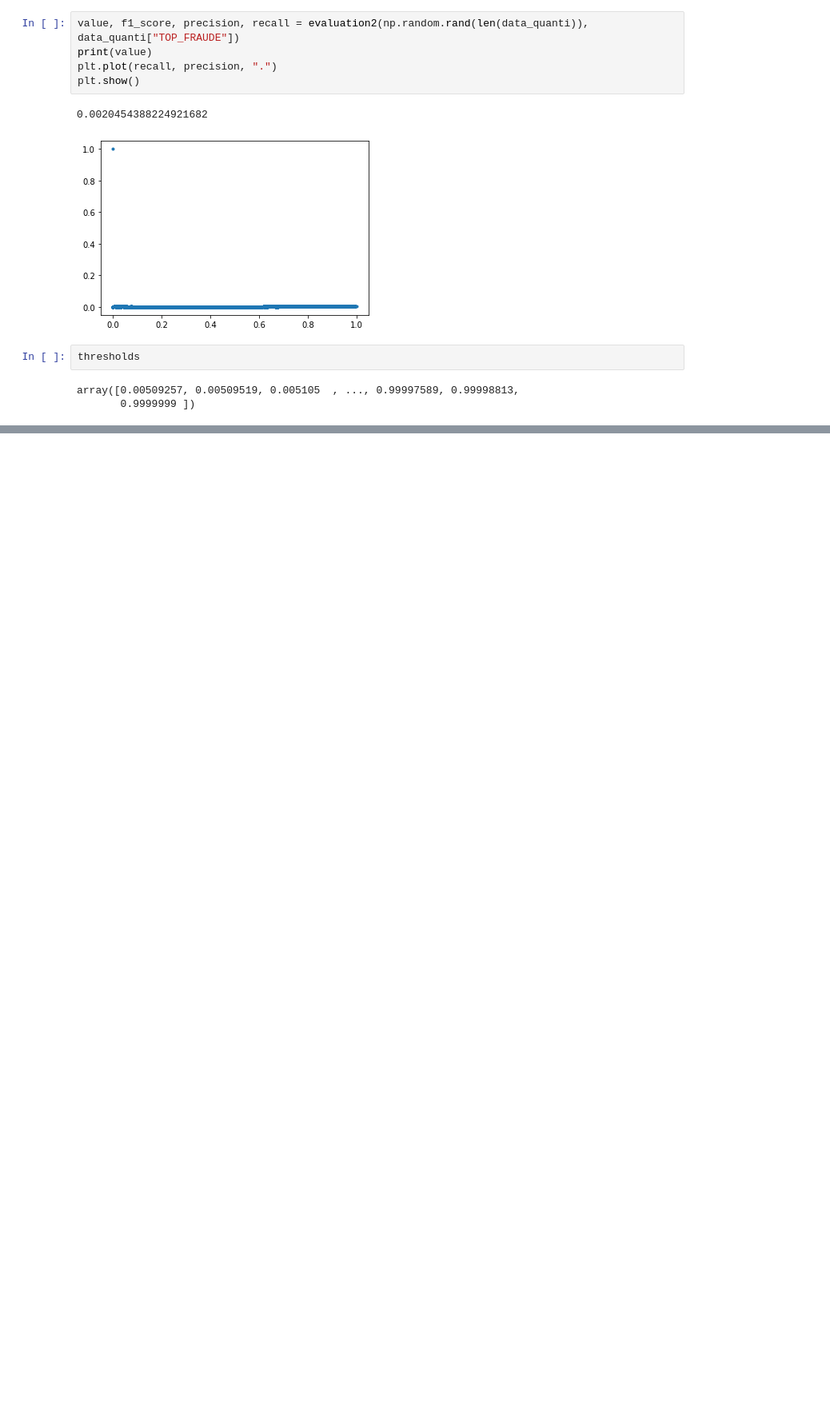
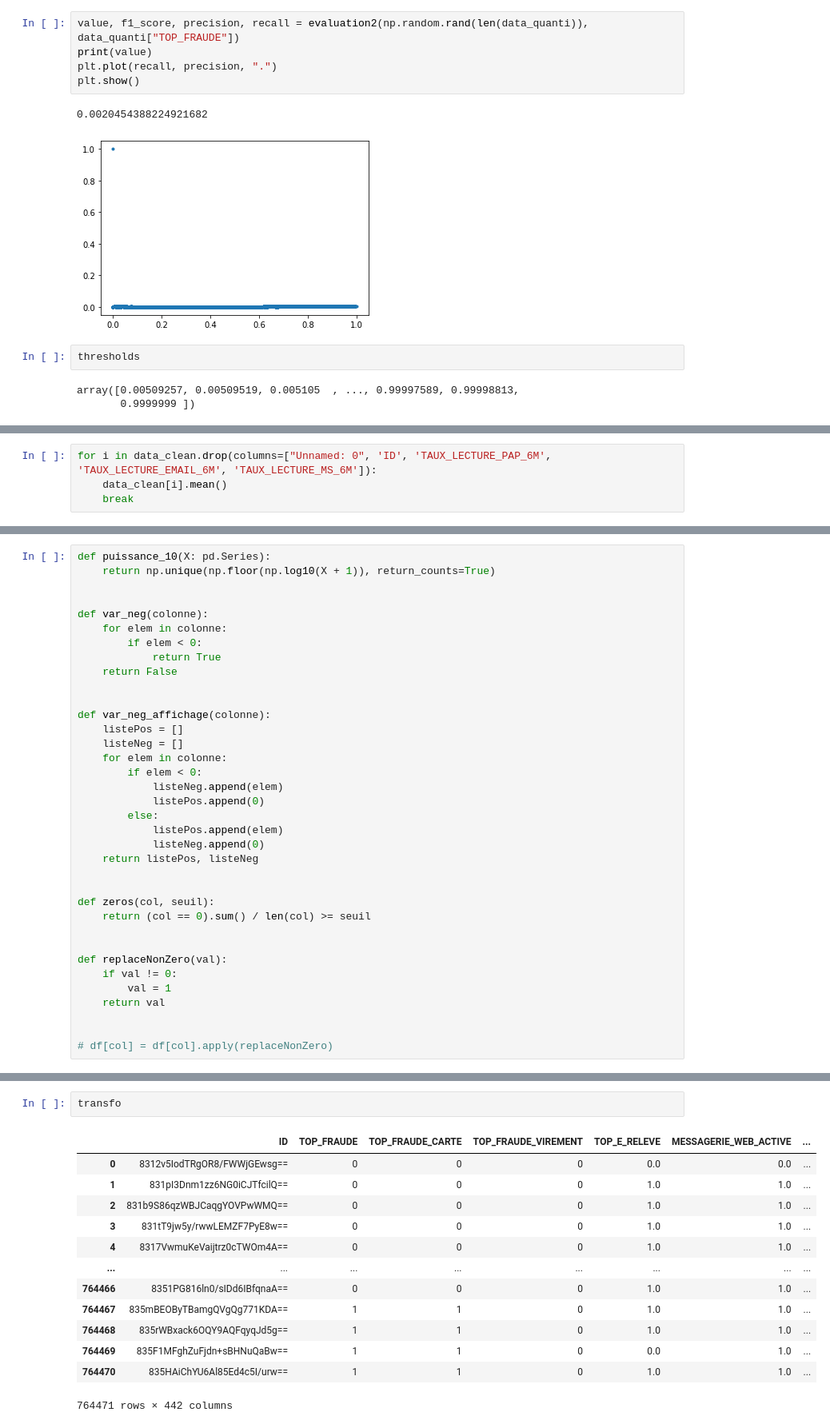
Before and after one commit to TheoVedis/ProjectInterPromo, a Jupyter notebook: dev/modelisation/code/theo/test.ipynb, the cells around one changed output, grey strips where cells are left out. Shown at 80% size. Cells and saved outputs as stored; diff of their text form; blank space fills up the shorter version.

Commit message:
transfo function

```diff
--- a/dev/modelisation/code/theo/test.ipynb
+++ b/dev/modelisation/code/theo/test.ipynb
@@ -191,0 +325,4 @@ array([0.00509257, 0.00509519, 0.005105  , ..., 0.99997589, 0.99998813,
+# %%
+for i in data_clean.drop(columns=["Unnamed: 0", 'ID', 'TAUX_LECTURE_PAP_6M', 'TAUX_LECTURE_EMAIL_6M', 'TAUX_LECTURE_MS_6M']):
+    data_clean[i].mean()
+    break
@@ -191,0 +394,36 @@ array([0.00509257, 0.00509519, 0.005105  , ..., 0.99997589, 0.99998813,
+# %%
+def puissance_10(X: pd.Series):
+    return np.unique(np.floor(np.log10(X + 1)), return_counts=True)
+
+
+def var_neg(colonne):
+    for elem in colonne:
+        if elem < 0:
+            return True
+    return False
+
+
+def var_neg_affichage(colonne):
+    listePos = []
+    listeNeg = []
+    for elem in colonne:
+        if elem < 0:
+            listeNeg.append(elem)
+            listePos.append(0)
+        else:
+            listePos.append(elem)
+            listeNeg.append(0)
+    return listePos, listeNeg
+
+
+def zeros(col, seuil):
+    return (col == 0).sum() / len(col) >= seuil
+
+
+def replaceNonZero(val):
+    if val != 0:
+        val = 1
+    return val
+
+
+# df[col] = df[col].apply(replaceNonZero)
@@ -191,0 +484,16 @@ array([0.00509257, 0.00509519, 0.005105  , ..., 0.99997589, 0.99998813,
+# %%
+transfo
+# %% [output]
+|  | ID | TOP_FRAUDE | TOP_FRAUDE_CARTE | TOP_FRAUDE_VIREMENT | TOP_E_RELEVE | MESSAGERIE_WEB_ACTIVE | ... |
+| 0 | 8312v5IodTRgOR8/FWWjGEwsg== | 0 | 0 | 0 | 0.0 | 0.0 | ... |
+| 1 | 831pI3Dnm1zz6NG0iCJTfcilQ== | 0 | 0 | 0 | 1.0 | 1.0 | ... |
+| 2 | 831b9S86qzWBJCaqgYOVPwWMQ== | 0 | 0 | 0 | 1.0 | 1.0 | ... |
+| 3 | 831tT9jw5y/rwwLEMZF7PyE8w== | 0 | 0 | 0 | 1.0 | 1.0 | ... |
+| 4 | 8317VwmuKeVaijtrz0cTWOm4A== | 0 | 0 | 0 | 1.0 | 1.0 | ... |
+| ... | ... | ... | ... | ... | ... | ... | ... |
+| 764466 | 8351PG816ln0/sIDd6IBfqnaA== | 0 | 0 | 0 | 1.0 | 1.0 | ... |
+| 764467 | 835mBEOByTBamgQVgQg771KDA== | 1 | 1 | 0 | 1.0 | 1.0 | ... |
+| 764468 | 835rWBxack6OQY9AQFqyqJd5g== | 1 | 1 | 0 | 1.0 | 1.0 | ... |
+| 764469 | 835F1MFghZuFjdn+sBHNuQaBw== | 1 | 1 | 0 | 0.0 | 1.0 | ... |
+| 764470 | 835HAiChYU6Al85Ed4c5I/urw== | 1 | 1 | 0 | 1.0 | 1.0 | ... |
+764471 rows × 442 columns
```
Also changed, not shown: parts of 33 cells of this notebook, 1 other file.
